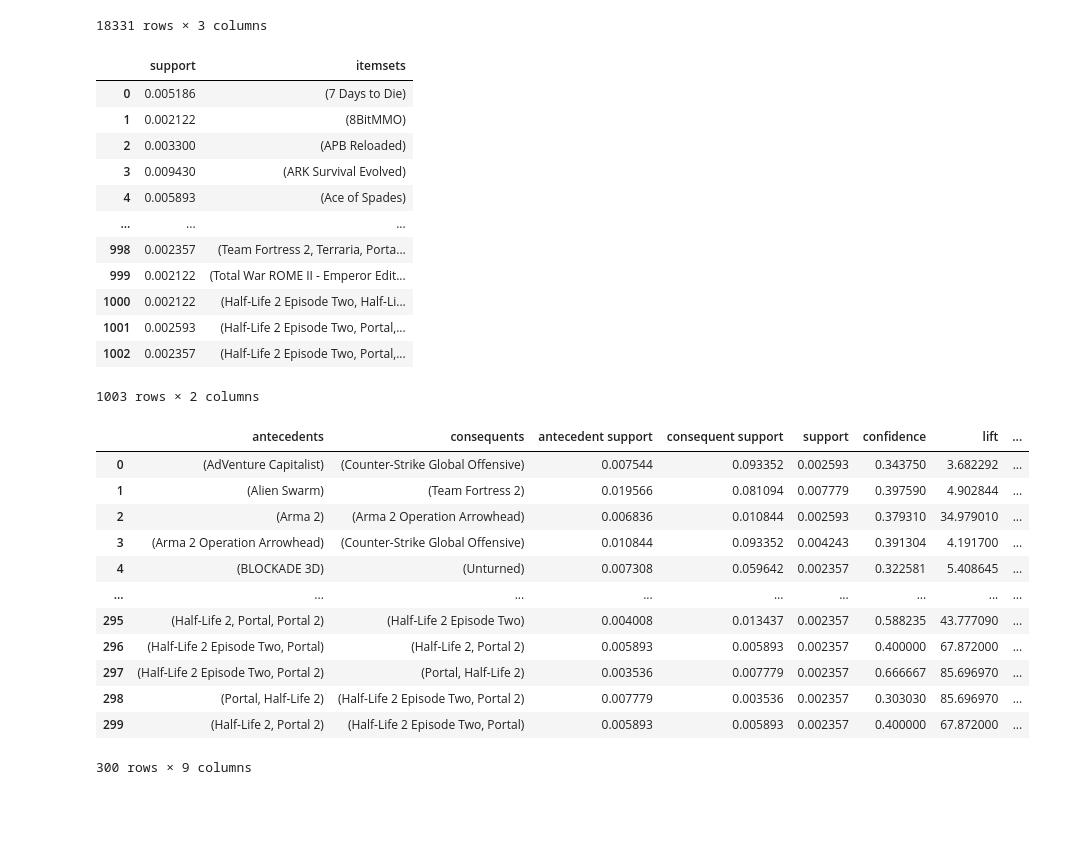
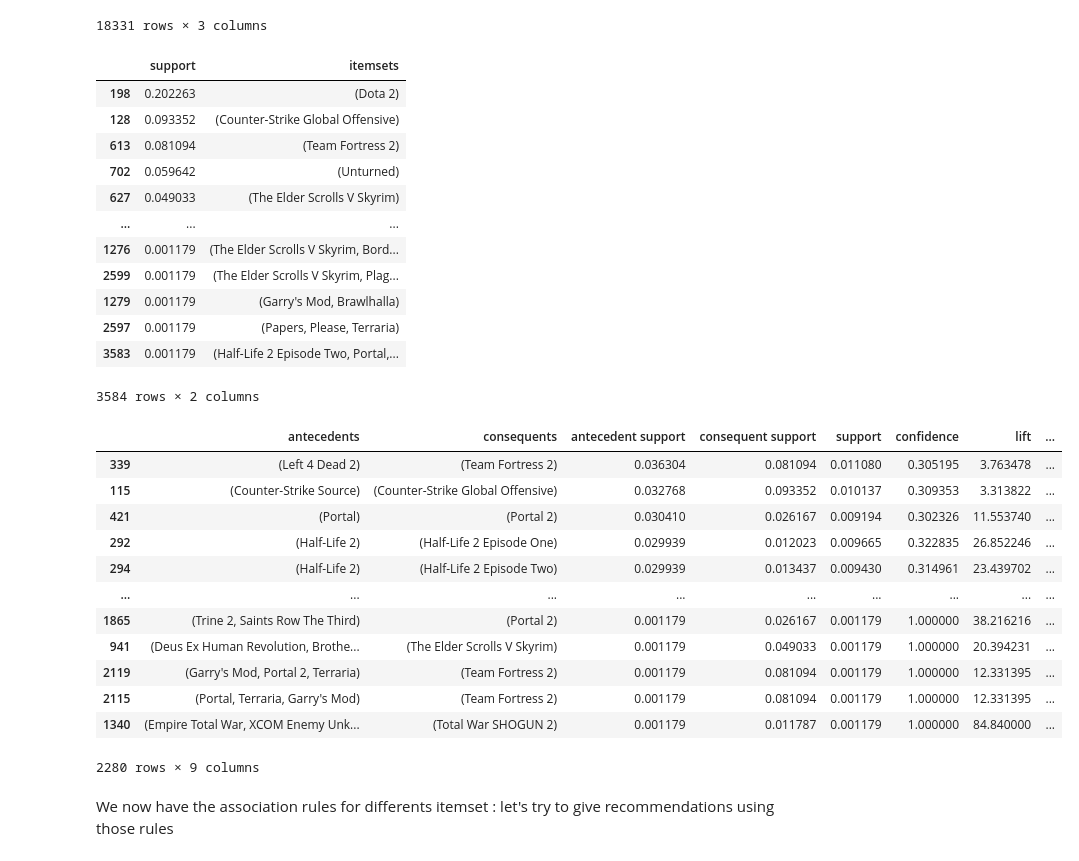
Before and after one commit to Vbardusco/sd201-steam-recommendations, a Jupyter notebook: project_steam.ipynb, the cells around one changed output. Cells and saved outputs as stored; diff of their text form; code cells hidden in the pictures; blank space fills up the shorter version.

```diff
--- a/project_steam.ipynb
+++ b/project_steam.ipynb
@@ -809,35 +809,38 @@ g['games']
 te_ary = te.fit(g['games']).transform(g['games'])
 df2 = pd.DataFrame(te_ary, columns=te.columns_)
 df2
-fis2 = apriori(df2, min_support=0.002, use_colnames=True)
-fis2
+fis2 = apriori(df2, min_support=0.001, use_colnames=True)
+fis2.sort_values(by=['support'], ascending=False)
 # %% [output]
 |  | support | itemsets |
-| 0 | 0.005186 | (7 Days to Die) |
-| 1 | 0.002122 | (8BitMMO) |
-| 2 | 0.003300 | (APB Reloaded) |
-| 3 | 0.009430 | (ARK Survival Evolved) |
-| 4 | 0.005893 | (Ace of Spades) |
+| 198 | 0.202263 | (Dota 2) |
+| 128 | 0.093352 | (Counter-Strike Global Offensive) |
+| 613 | 0.081094 | (Team Fortress 2) |
+| 702 | 0.059642 | (Unturned) |
+| 627 | 0.049033 | (The Elder Scrolls V Skyrim) |
 | ... | ... | ... |
-| 998 | 0.002357 | (Team Fortress 2, Terraria, Porta... |
-| 999 | 0.002122 | (Total War ROME II - Emperor Edit... |
-| 1000 | 0.002122 | (Half-Life 2 Episode Two, Half-Li... |
-| 1001 | 0.002593 | (Half-Life 2 Episode Two, Portal,... |
-| 1002 | 0.002357 | (Half-Life 2 Episode Two, Portal,... |
+| 1276 | 0.001179 | (The Elder Scrolls V Skyrim, Bord... |
+| 2599 | 0.001179 | (The Elder Scrolls V Skyrim, Plag... |
+| 1279 | 0.001179 | (Garry's Mod, Brawlhalla) |
+| 2597 | 0.001179 | (Papers, Please, Terraria) |
+| 3583 | 0.001179 | (Half-Life 2 Episode Two, Portal,... |
-1003 rows × 2 columns
+3584 rows × 2 columns
 # %%
-association_rules(fis2, metric="confidence", min_threshold=0.3)
+ar = association_rules(fis2, metric="confidence", min_threshold=0.3)
+ar.sort_values(by=['antecedent support'], ascending=False)
 # %% [output]
 |  | antecedents | consequents | antecedent support | consequent support | support | confidence | lift | ... |
-| 0 | (AdVenture Capitalist) | (Counter-Strike Global Offensive) | 0.007544 | 0.093352 | 0.002593 | 0.343750 | 3.682292 | ... |
-| 1 | (Alien Swarm) | (Team Fortress 2) | 0.019566 | 0.081094 | 0.007779 | 0.397590 | 4.902844 | ... |
-| 2 | (Arma 2) | (Arma 2 Operation Arrowhead) | 0.006836 | 0.010844 | 0.002593 | 0.379310 | 34.979010 | ... |
-| 3 | (Arma 2 Operation Arrowhead) | (Counter-Strike Global Offensive) | 0.010844 | 0.093352 | 0.004243 | 0.391304 | 4.191700 | ... |
-| 4 | (BLOCKADE 3D) | (Unturned) | 0.007308 | 0.059642 | 0.002357 | 0.322581 | 5.408645 | ... |
+| 339 | (Left 4 Dead 2) | (Team Fortress 2) | 0.036304 | 0.081094 | 0.011080 | 0.305195 | 3.763478 | ... |
+| 115 | (Counter-Strike Source) | (Counter-Strike Global Offensive) | 0.032768 | 0.093352 | 0.010137 | 0.309353 | 3.313822 | ... |
+| 421 | (Portal) | (Portal 2) | 0.030410 | 0.026167 | 0.009194 | 0.302326 | 11.553740 | ... |
+| 292 | (Half-Life 2) | (Half-Life 2 Episode One) | 0.029939 | 0.012023 | 0.009665 | 0.322835 | 26.852246 | ... |
+| 294 | (Half-Life 2) | (Half-Life 2 Episode Two) | 0.029939 | 0.013437 | 0.009430 | 0.314961 | 23.439702 | ... |
 | ... | ... | ... | ... | ... | ... | ... | ... | ... |
-| 295 | (Half-Life 2, Portal, Portal 2) | (Half-Life 2 Episode Two) | 0.004008 | 0.013437 | 0.002357 | 0.588235 | 43.777090 | ... |
-| 296 | (Half-Life 2 Episode Two, Portal) | (Half-Life 2, Portal 2) | 0.005893 | 0.005893 | 0.002357 | 0.400000 | 67.872000 | ... |
-| 297 | (Half-Life 2 Episode Two, Portal 2) | (Portal, Half-Life 2) | 0.003536 | 0.007779 | 0.002357 | 0.666667 | 85.696970 | ... |
-| 298 | (Portal, Half-Life 2) | (Half-Life 2 Episode Two, Portal 2) | 0.007779 | 0.003536 | 0.002357 | 0.303030 | 85.696970 | ... |
-| 299 | (Half-Life 2, Portal 2) | (Half-Life 2 Episode Two, Portal) | 0.005893 | 0.005893 | 0.002357 | 0.400000 | 67.872000 | ... |
+| 1865 | (Trine 2, Saints Row The Third) | (Portal 2) | 0.001179 | 0.026167 | 0.001179 | 1.000000 | 38.216216 | ... |
+| 941 | (Deus Ex Human Revolution, Brothe... | (The Elder Scrolls V Skyrim) | 0.001179 | 0.049033 | 0.001179 | 1.000000 | 20.394231 | ... |
+| 2119 | (Garry's Mod, Portal 2, Terraria) | (Team Fortress 2) | 0.001179 | 0.081094 | 0.001179 | 1.000000 | 12.331395 | ... |
+| 2115 | (Portal, Terraria, Garry's Mod) | (Team Fortress 2) | 0.001179 | 0.081094 | 0.001179 | 1.000000 | 12.331395 | ... |
+| 1340 | (Empire Total War, XCOM Enemy Unk... | (Total War SHOGUN 2) | 0.001179 | 0.011787 | 0.001179 | 1.000000 | 84.840000 | ... |
-300 rows × 9 columns
+2280 rows × 9 columns
+# %% [markdown]
+We now have the association rules for differents itemset : let's try to give recommendations using those rules
```
Also changed, not shown: parts of 5 cells of this notebook.
